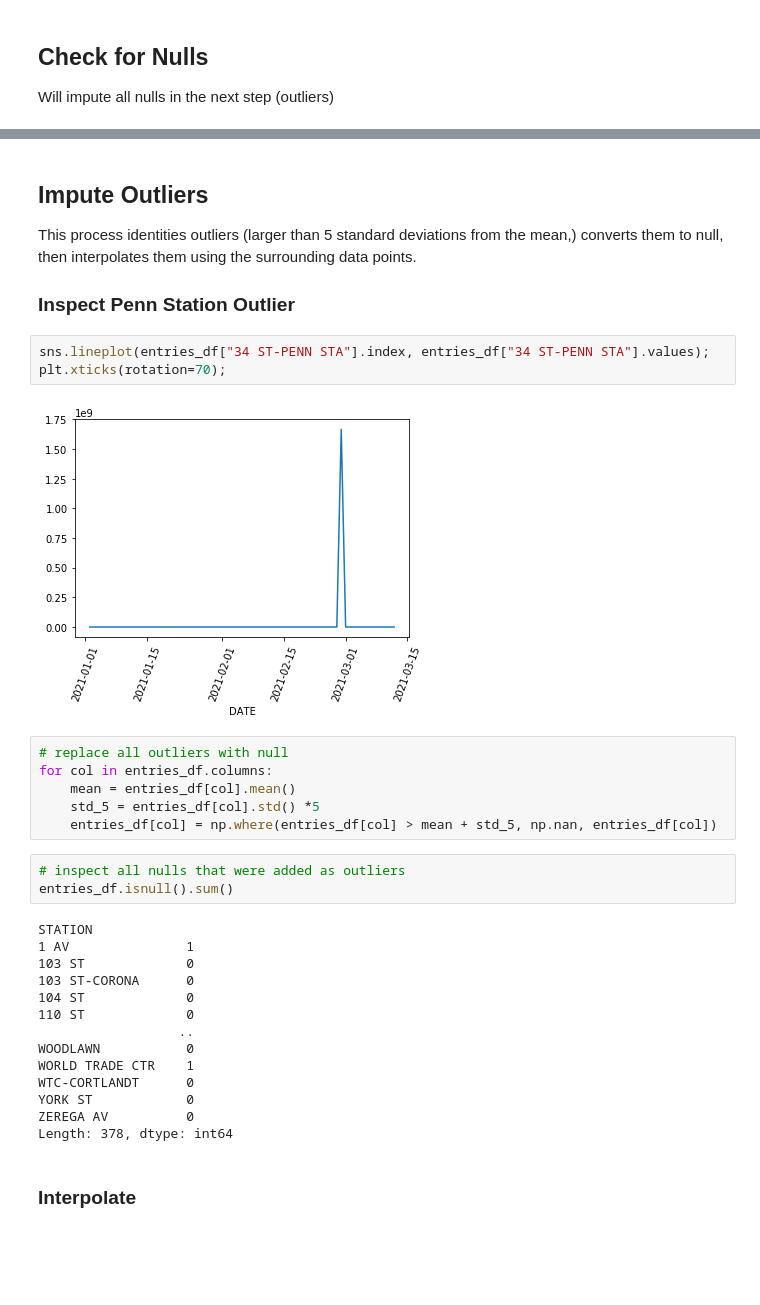
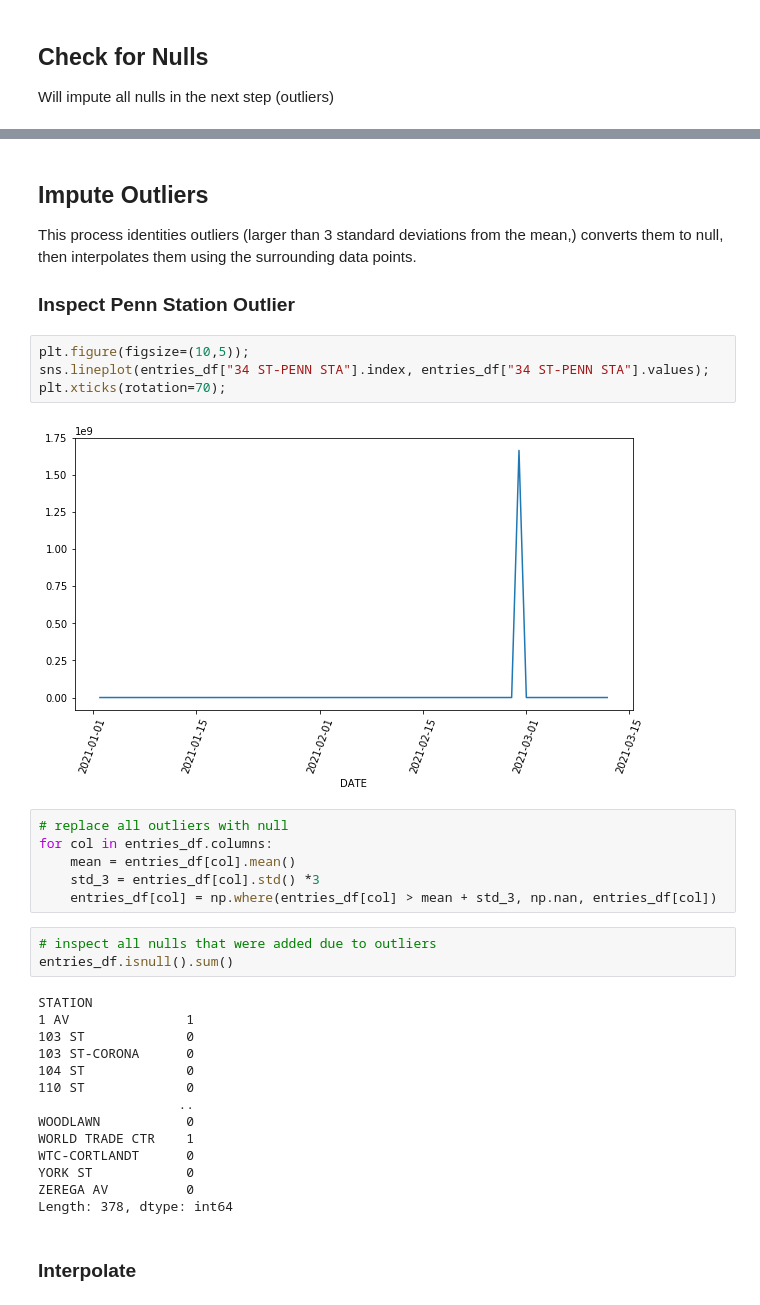
Before and after one commit to justinm0rgan/mta-turnstile-covid, a Jupyter notebook: collection-and-cleaning.ipynb, the cells around one changed output, grey strips where cells are left out. Saved outputs shown, nothing was run; the diff lists cells and outputs as text; blank space fills up the shorter version.

```diff
--- a/collection-and-cleaning.ipynb
+++ b/collection-and-cleaning.ipynb
@@ -413,20 +405,21 @@ Name: BAY RIDGE-95 ST, Length: 70, dtype: float64
 # %% [markdown]
 ## Impute Outliers
-This process identities outliers (larger than 5 standard deviations from the mean,) converts them to null, then interpolates them using the surrounding data points.
+This process identities outliers (larger than 3 standard deviations from the mean,) converts them to null, then interpolates them using the surrounding data points.
 ### Inspect Penn Station Outlier
 # %%
+plt.figure(figsize=(10,5));
 sns.lineplot(entries_df["34 ST-PENN STA"].index, entries_df["34 ST-PENN STA"].values);
 plt.xticks(rotation=70);
 # %% [output]
-[figure, old version]
+[figure, new version]
 # %%
 # replace all outliers with null
 for col in entries_df.columns:
     mean = entries_df[col].mean()
-    std_5 = entries_df[col].std() *5
-    entries_df[col] = np.where(entries_df[col] > mean + std_5, np.nan, entries_df[col])
+    std_3 = entries_df[col].std() *3
+    entries_df[col] = np.where(entries_df[col] > mean + std_3, np.nan, entries_df[col])
 # %%
-# inspect all nulls that were added as outliers
+# inspect all nulls that were added due to outliers
 entries_df.isnull().sum()
 # %% [output]
 STATION
```
Also changed, not shown: parts of 17 cells of this notebook, 3 other files.
